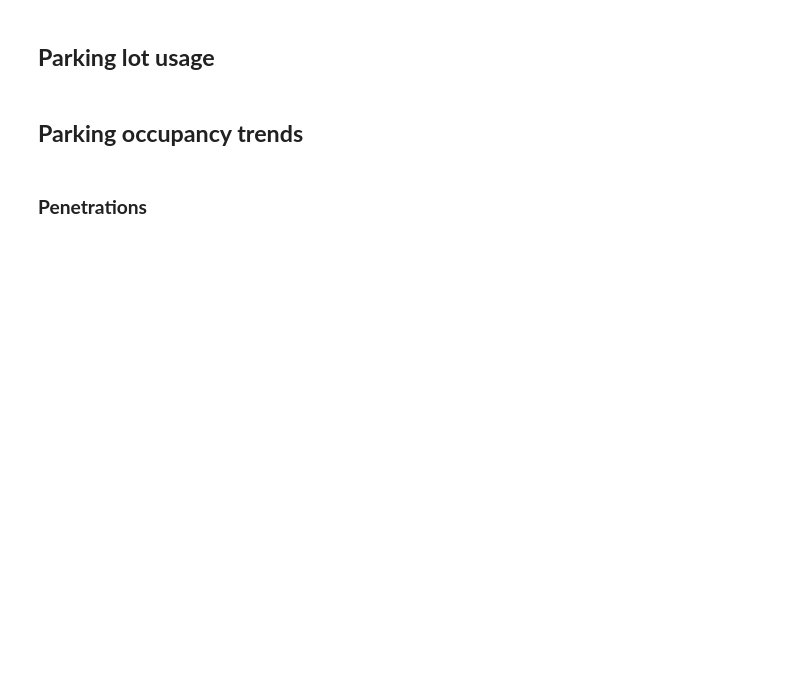
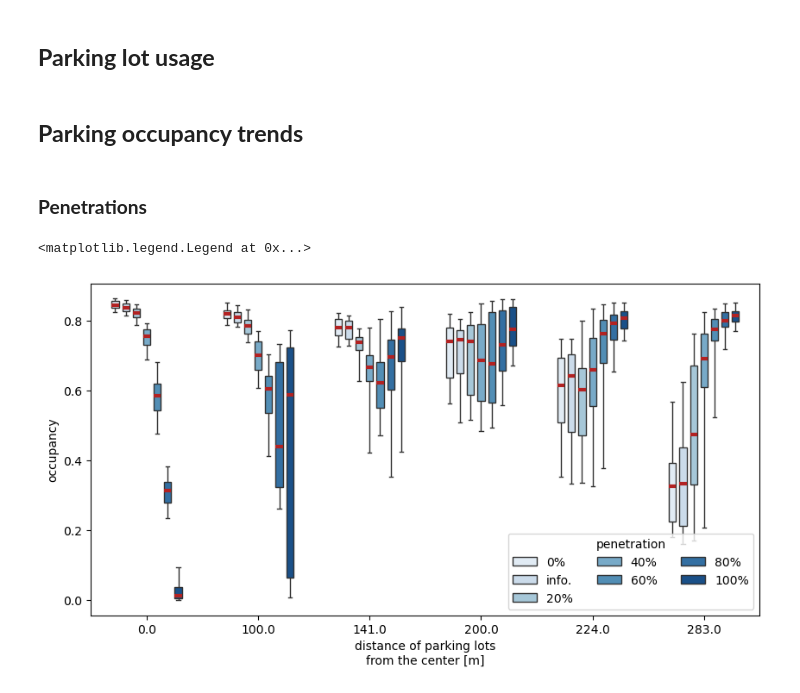
Before and after one commit to alelevente/penparking, a Jupyter notebook: 03_src/result_visualization.ipynb, the cells around one changed output. Saved outputs shown, nothing was run; the diff lists cells and outputs as text; code cells hidden in the pictures; blank space fills up the shorter version.

```diff
--- a/03_src/result_visualization.ipynb
+++ b/03_src/result_visualization.ipynb
@@ -511,15 +556,18 @@ for pen in PENS:
         occup_df["penetration"] = [f"{10*pen}%"]*len(occup_df)
         line_occups = pd.concat([line_occups, occup_df])
 # %%
-plt.figure(figsize=(12, 6))
+plt.figure(figsize=(10, 5))
 sns.boxplot(line_occups, x="distance", y="occupancy", hue="penetration",
             #hue_order=["unc", "10%", "20%", "30%", "40%", "50%", "60%",
             #           "70%", "80%", "90%", "100%"],
             hue_order=["0%", "info.", "20%", "40%", "60%",
                        "80%", "100%"],
             width=.66, gap=0.33, whis=[5, 95],
             fliersize=2.0, flierprops={"alpha": 0.2},
             medianprops={"linewidth":3, "color":"firebrick"},
             palette="Blues", showfliers=False)
 plt.xlabel("distance of parking lots\nfrom the center [m]")
 plt.legend(loc="lower right", ncols=3, title="penetration")
+# %% [output]
+<matplotlib.legend.Legend at 0x...>
+[figure, added]
```
Also changed, not shown: parts of 13 cells of this notebook.
